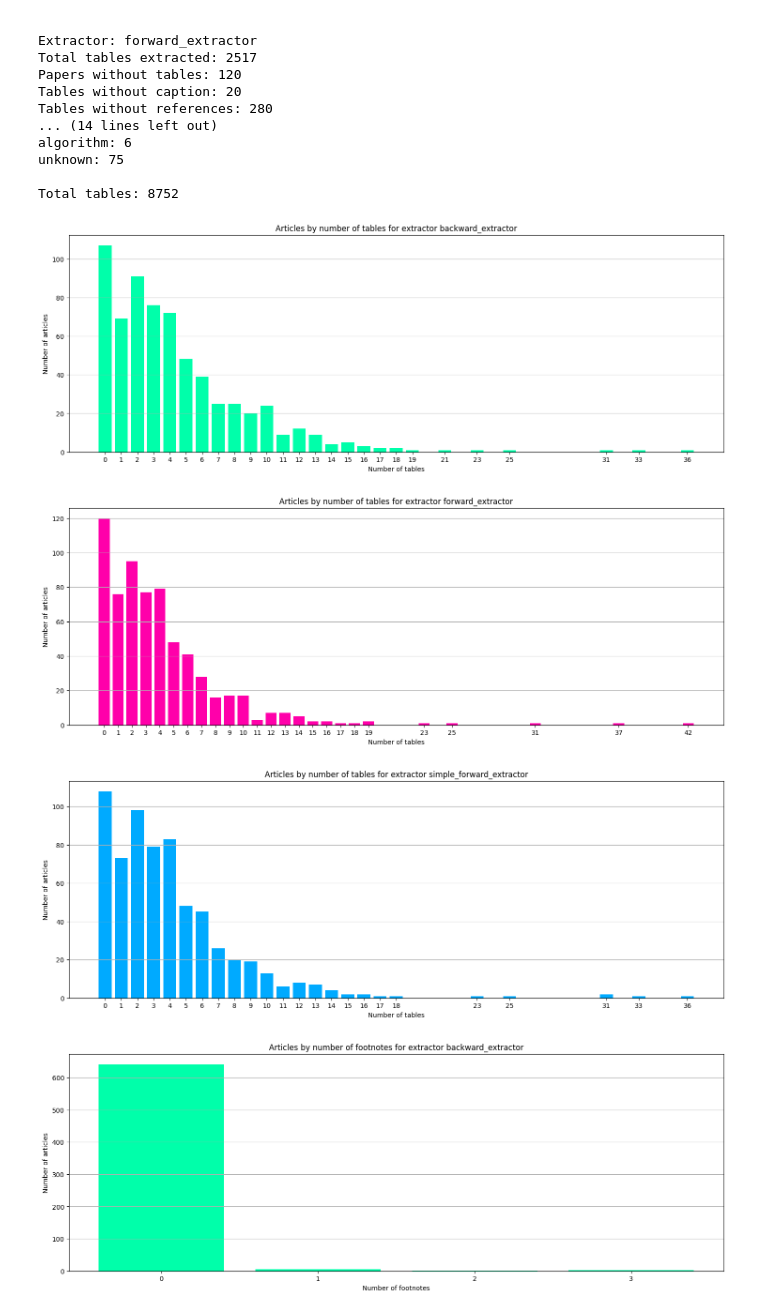
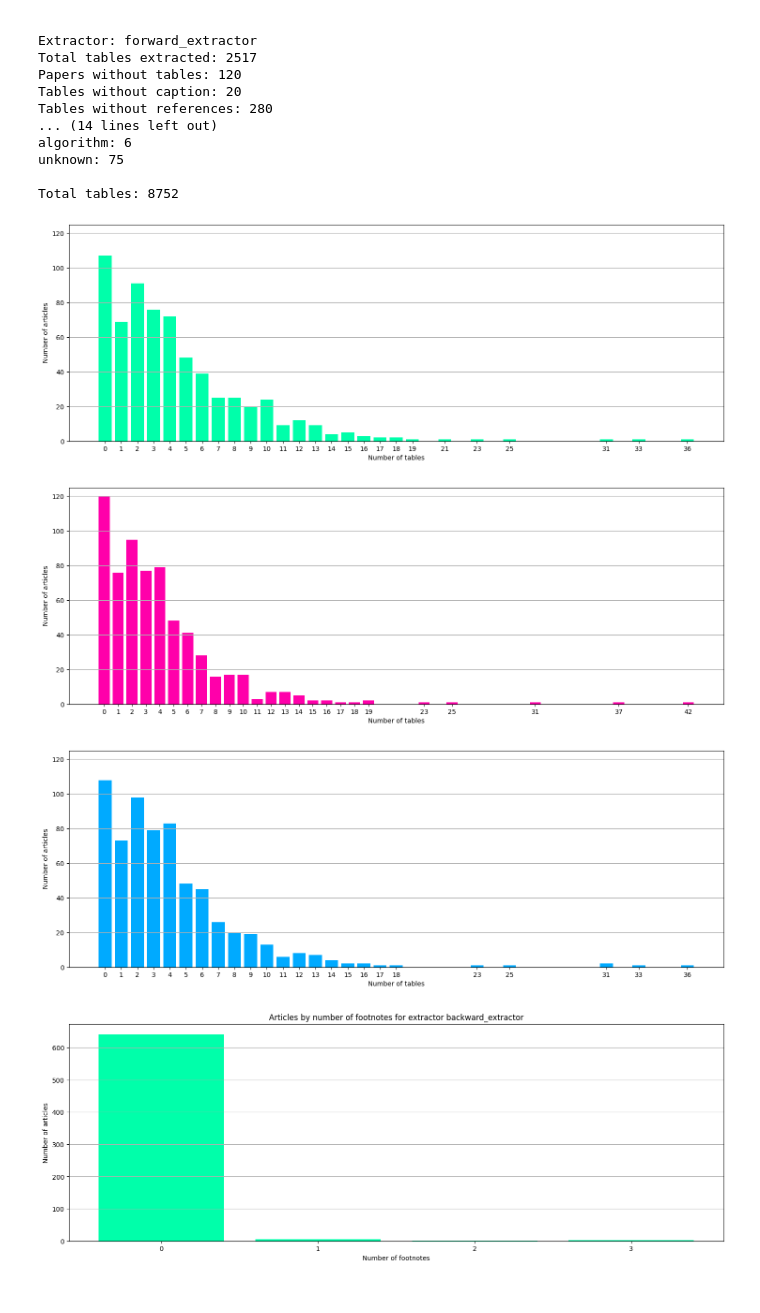
Before and after one commit to Xhst/data-engineering-projects, a Jupyter notebook: project-1/src/data_analysis.ipynb, the cells around one changed output. Cells and saved outputs as stored; diff of their text form; code cells hidden in the pictures.

Commit message:
fix: corrected urls and stats

```diff
--- a/project-1/src/data_analysis.ipynb
+++ b/project-1/src/data_analysis.ipynb
@@ -30,6 +30,7 @@ papers_with_footnotes: dict[str, int] = {}
 
 num_tables_with_no_references: dict[str, int] = {}
 num_tables_with_no_caption: dict[str, int] = {}
+ref_to_tables_ratio: dict[str, dict[str, float]] = defaultdict(dict)
 
 for extractor in extractors:
     with open(f'{paths.STATS_FOLDER}/{extractor}_stats.json', 'r') as file:
@@ -44,6 +45,7 @@ for extractor in extractors:
         paper_table_without_references[extractor] = paper_data['paper_table_without_references']
 
 
+
         num_tables_with_no_references[extractor] = 0
         for tables in paper_table_without_references[extractor].values():
             num_tables_with_no_references[extractor] += len(tables)
@@ -52,9 +54,20 @@ for extractor in extractors:
         for tables in paper_table_without_caption[extractor].values():
             num_tables_with_no_caption[extractor] += len(tables)
 
+        # calculate number of tables and ref_to_table_ratio (per file)
         total_tables_extracted[extractor] = 0
         for num, papers in papers_by_number_of_tables[extractor].items():
+            # num of tables
             total_tables_extracted[extractor] += int(num) * len(papers)
+
+            # other stat (ratio)
+            if num != "0":
+                for paper in papers:
+                    for num_ref, papers_ref in papers_by_number_of_references[extractor].items():
+                        if paper in papers_ref:
+                            ratio = float(num_ref) / float(num)
+                            ref_to_tables_ratio[extractor][paper] = ratio
+
 
         papers_with_footnotes[extractor] = 0
         for num, papers in papers_by_number_of_footnotes[extractor].items():
@@ -105,24 +118,24 @@ Total tables: 8752
 # %%
 import matplotlib.pyplot as plt
 
 for extractor in extractors:
     keys = list(map(int, papers_by_number_of_tables[extractor].keys()))
     values = list(map(len, papers_by_number_of_tables[extractor].values()))
 
     plt.figure(figsize=(18, 6))
     plt.bar(keys, values, color=plot_colors[extractor])
+    plt.ylim(0, 125)
 
     plt.xlabel('Number of tables')
     plt.ylabel('Number of articles')
-    plt.title(f'Articles by number of tables for extractor {extractor}')
     plt.xticks(keys)
 
     plt.grid(axis='y')
     plt.show()
 # %% [output]
-[figure, old version]
+[figure, new version]
-[figure, old version]
+[figure, new version]
-[figure, old version]
+[figure, new version]
 # %%
 for extractor in extractors:
     keys = list(map(int, papers_by_number_of_footnotes[extractor].keys()))
```
Also changed, not shown: parts of 2 cells of this notebook, 1 other file.
